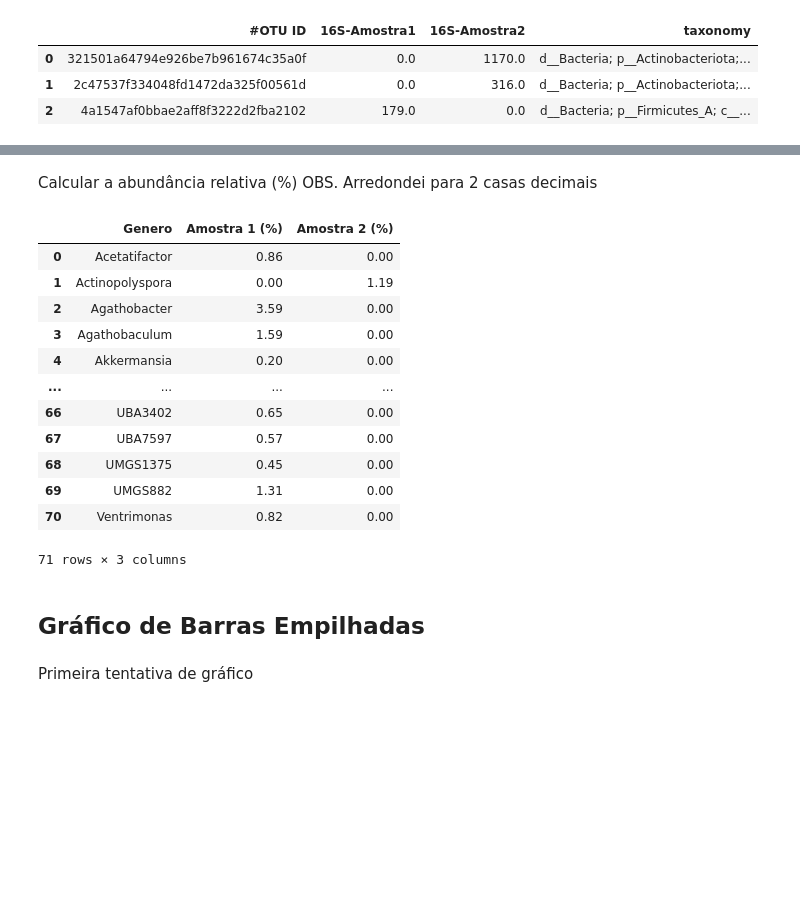
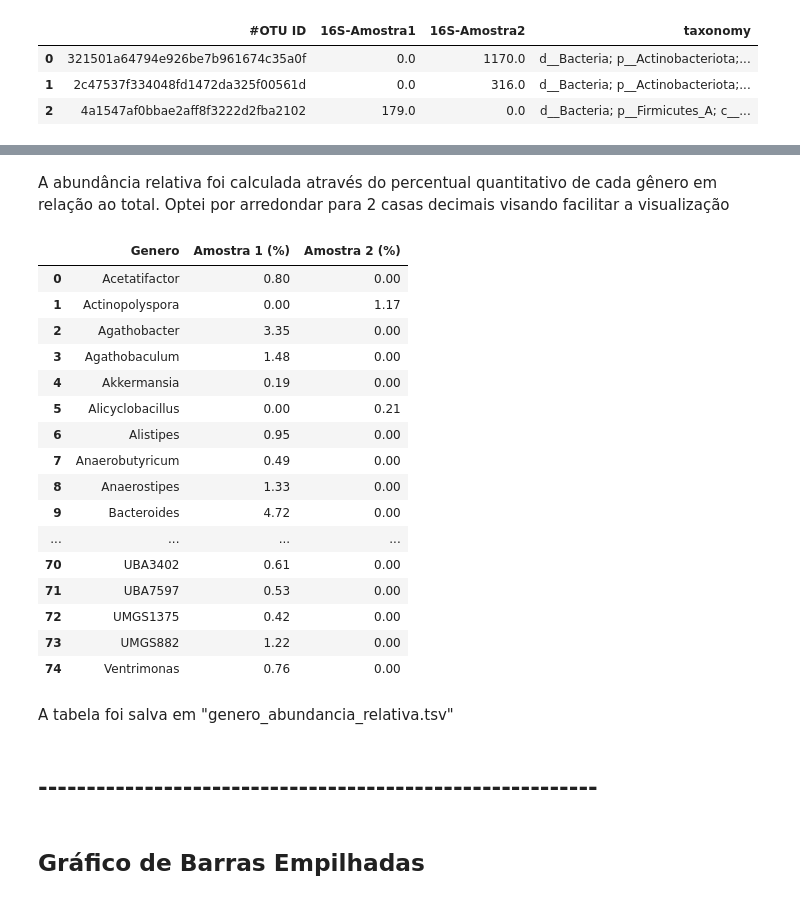
Before and after one commit to cleberaksenen/gogenetic_ps, a Jupyter notebook: main.ipynb, the cells around one changed output, grey strips where cells are left out. Cells and saved outputs as stored; diff of their text form; code cells hidden in the pictures; blank space fills up the shorter version.

```diff
--- a/main.ipynb
+++ b/main.ipynb
@@ -21,3 +29,2 @@ Gênero:
 # %%
-df["Genero"] = df["taxonomy"].str.extract(r"g__(\w+)")
-#df.head(2)
+df["Genero"] = df["taxonomy"].str.extract(r"g__([^;]*)")
@@ -25,0 +33,2 @@ Arupar por gênero e somar as contagens
+# %%
+df["Genero"] = df["Genero"].fillna("Desconhecido")
@@ -25,0 +37,2 @@ Arupar por gênero e somar as contagens
+# %%
+df["Genero"] = df["Genero"].str.replace(r"_\w$", "", regex=True)
@@ -44,24 +43,29 @@ genero_abundancia
-# %% [markdown]
-Calcular a abundância relativa (%)
-OBS. Arredondei para 2 casas decimais
+# %% [markdown]
+A abundância relativa foi calculada através do percentual quantitativo de cada gênero em relação ao total. Optei por arredondar para 2 casas decimais visando facilitar a visualização
 # %%
 genero_abundancia_relativa = (genero_abundancia.div(genero_abundancia.sum()) * 100).round(2)
 genero_abundancia_relativa.columns = ["Amostra 1 (%)", "Amostra 2 (%)"]
 genero_abundancia_relativa = genero_abundancia_relativa.reset_index()
+
+pd.set_option('display.max_rows', None) #OBS. Esse comando permite desabilitar o número máximo de linhas mostradas
 genero_abundancia_relativa
-
-#Mostrar todas as linhas da tabela depois
 # %% [output]
 |  | Genero | Amostra 1 (%) | Amostra 2 (%) |
-| 0 | Acetatifactor | 0.86 | 0.00 |
-| 1 | Actinopolyspora | 0.00 | 1.19 |
-| 2 | Agathobacter | 3.59 | 0.00 |
-| 3 | Agathobaculum | 1.59 | 0.00 |
-| 4 | Akkermansia | 0.20 | 0.00 |
+| 0 | Acetatifactor | 0.80 | 0.00 |
+| 1 | Actinopolyspora | 0.00 | 1.17 |
+| 2 | Agathobacter | 3.35 | 0.00 |
+| 3 | Agathobaculum | 1.48 | 0.00 |
+| 4 | Akkermansia | 0.19 | 0.00 |
+| 5 | Alicyclobacillus | 0.00 | 0.21 |
+| 6 | Alistipes | 0.95 | 0.00 |
+| 7 | Anaerobutyricum | 0.49 | 0.00 |
+| 8 | Anaerostipes | 1.33 | 0.00 |
+| 9 | Bacteroides | 4.72 | 0.00 |
 | ... | ... | ... | ... |
-| 66 | UBA3402 | 0.65 | 0.00 |
-| 67 | UBA7597 | 0.57 | 0.00 |
-| 68 | UMGS1375 | 0.45 | 0.00 |
-| 69 | UMGS882 | 1.31 | 0.00 |
-| 70 | Ventrimonas | 0.82 | 0.00 |
+| 70 | UBA3402 | 0.61 | 0.00 |
+| 71 | UBA7597 | 0.53 | 0.00 |
+| 72 | UMGS1375 | 0.42 | 0.00 |
+| 73 | UMGS882 | 1.22 | 0.00 |
+| 74 | Ventrimonas | 0.76 | 0.00 |
-71 rows × 3 columns
+# %% [markdown]
+A tabela foi salva em "genero_abundancia_relativa.tsv"
@@ -68,4 +74,4 @@ genero_abundancia_relativa
+# %% [markdown]
+## ----------------------------------------------------------
 # %% [markdown]
 ## Gráfico de Barras Empilhadas
-# %% [markdown]
-Primeira tentativa de gráfico
```
Also changed, not shown: parts of 30 cells of this notebook, 3 other files.
